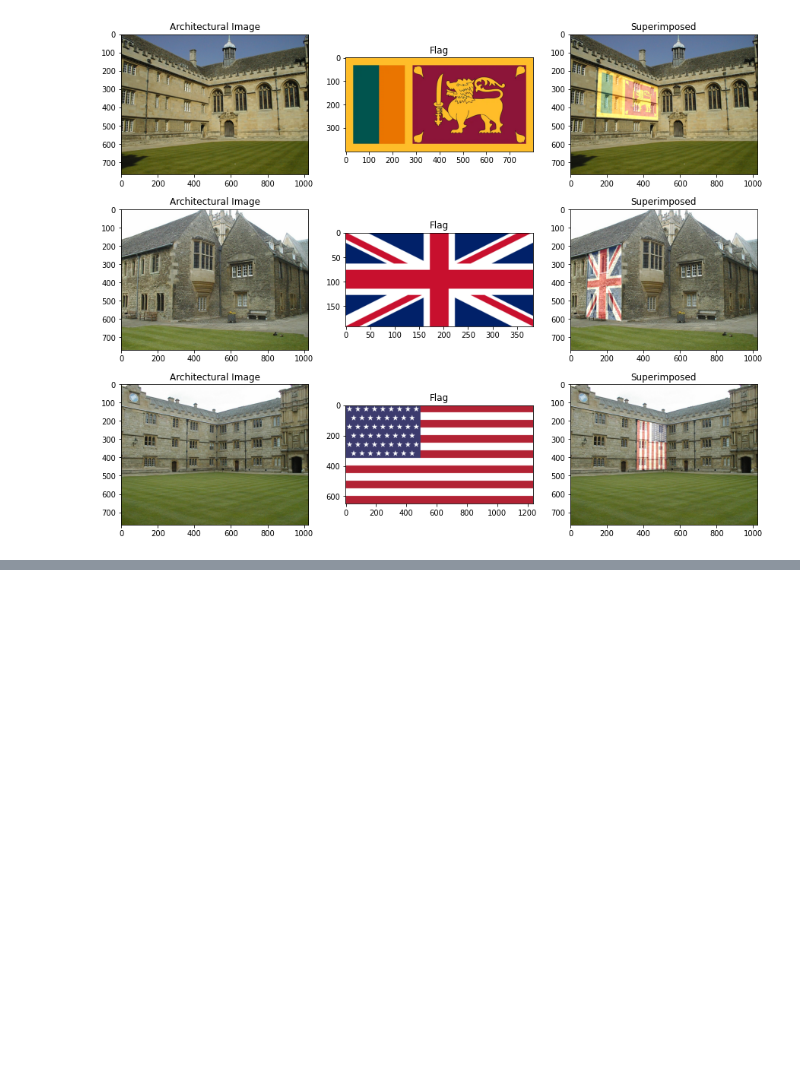
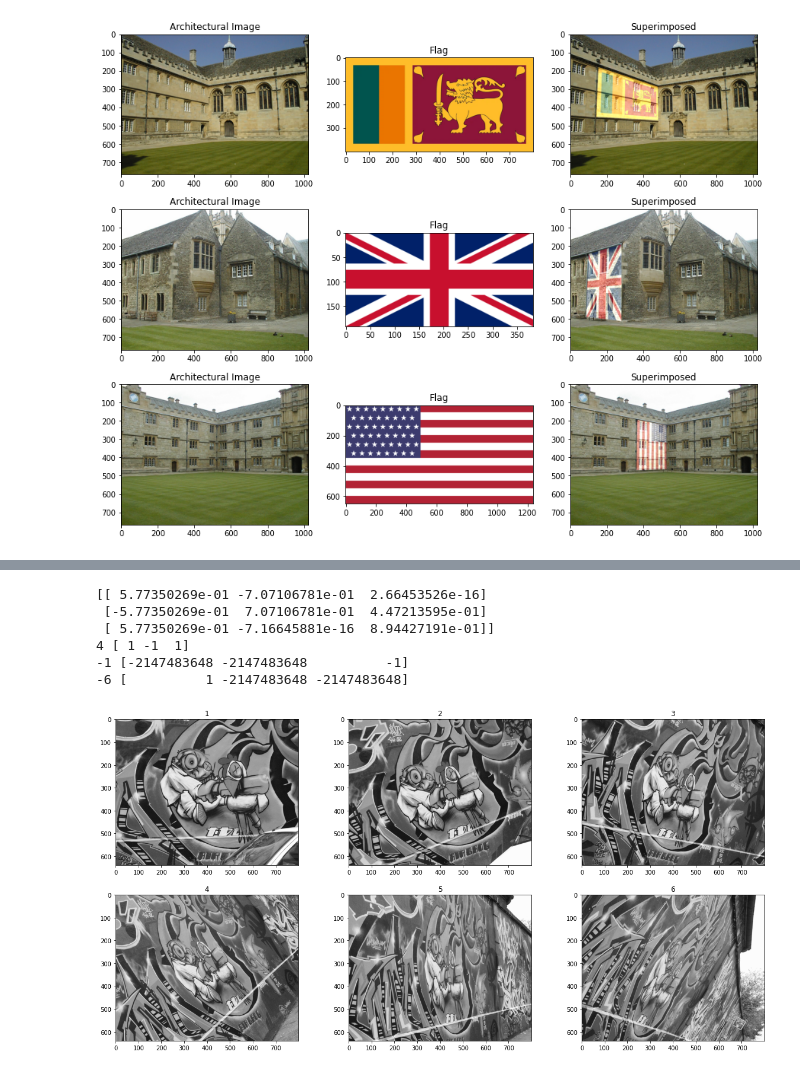
Before and after one commit to KCSAbeywickrama/EN2550-Excercises, a Jupyter notebook: Assignment_02/190018V_a02.ipynb, the cells around one changed output, grey strips where cells are left out. Cells and saved outputs as stored; diff of their text form; code cells hidden in the pictures; blank space fills up the shorter version.

```diff
--- a/Assignment_02/190018V_a02.ipynb
+++ b/Assignment_02/190018V_a02.ipynb
@@ -246,0 +359,36 @@ for i in range(1,4):
+# %%
+from scipy import linalg
+import numpy as np
+
+a=np.array([
+    [-11,-10,5],
+    [5,4,-5],
+    [-20,-20,4]
+])
+
+# a=np.array([
+#     [3,1,-1],
+#     [2,2,-1],
+#     [2,2,0]
+# ])
+
+l,V=np.linalg.eig(a)
+print(V)
+for i,v in enumerate(V.T):
+    print(round(l[i]),(np.rint((v/min(np.abs(v))))).astype(int))
+# %% [output]
+[[ 5.77350269e-01 -7.07106781e-01  2.66453526e-16]
+ [-5.77350269e-01  7.07106781e-01  4.47213595e-01]
+ [ 5.77350269e-01 -7.16645881e-16  8.94427191e-01]]
+4 [ 1 -1  1]
+-1 [-2147483648 -2147483648          -1]
+-6 [          1 -2147483648 -2147483648]
+# %%
+fig,ax=plt.subplots(2,3,figsize=(20,10))
+for i in range(1,7):
+    img=cv.imread('imgs3/img{}.ppm'.format(i),cv.IMREAD_GRAYSCALE)
+    axis=ax[(i-1)//3,(i-1)%3]
+    axis.set_title(i)
+    imshowBGR(img,axis)
+# %% [output]
+[figure, added]
```
Also changed, not shown: parts of 4 cells of this notebook, 1 other file.
